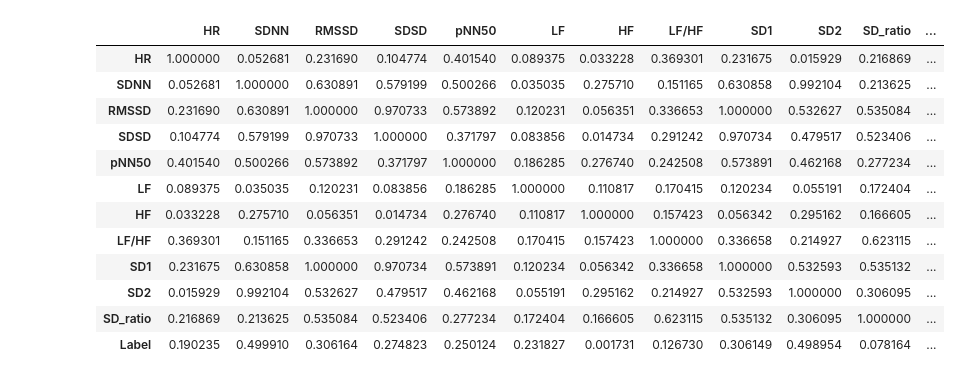
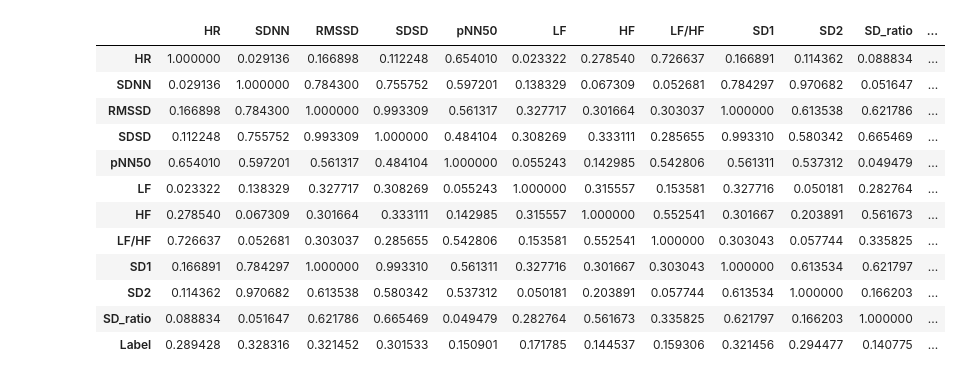
Before and after one commit to LittleBabyIcebear/Sleep-Apnea, a Jupyter notebook: pearson.ipynb, the cells around one changed output. Drawn from its saved outputs; the diff is of its cells as text; code cells hidden in the pictures.

```diff
--- a/pearson.ipynb
+++ b/pearson.ipynb
@@ -21,6 +21,6 @@ from sklearn.metrics import classification_report
 
 # For evaluating the performance of the model
 # %%
-data = pd.read_excel("fitur_combined.xlsx")
+data = pd.read_excel("Fitur_quality.xlsx")
 data
 # %% [output]
@@ -86,21 +95,22 @@ data_copy
+# %%
+data_copy = data_copy.drop(columns="BMI")
 # %%
-corr_df = data.corr()
-corr_df = abs(corr_df)
+corr_df = abs(data_copy.corr())
 corr_df
 # %% [output]
 |  | HR | SDNN | RMSSD | SDSD | pNN50 | LF | HF | LF/HF | SD1 | SD2 | SD_ratio | ... |
-| HR | 1.000000 | 0.052681 | 0.231690 | 0.104774 | 0.401540 | 0.089375 | 0.033228 | 0.369301 | 0.231675 | 0.015929 | 0.216869 | ... |
-| SDNN | 0.052681 | 1.000000 | 0.630891 | 0.579199 | 0.500266 | 0.035035 | 0.275710 | 0.151165 | 0.630858 | 0.992104 | 0.213625 | ... |
-| RMSSD | 0.231690 | 0.630891 | 1.000000 | 0.970733 | 0.573892 | 0.120231 | 0.056351 | 0.336653 | 1.000000 | 0.532627 | 0.535084 | ... |
-| SDSD | 0.104774 | 0.579199 | 0.970733 | 1.000000 | 0.371797 | 0.083856 | 0.014734 | 0.291242 | 0.970734 | 0.479517 | 0.523406 | ... |
-| pNN50 | 0.401540 | 0.500266 | 0.573892 | 0.371797 | 1.000000 | 0.186285 | 0.276740 | 0.242508 | 0.573891 | 0.462168 | 0.277234 | ... |
-| LF | 0.089375 | 0.035035 | 0.120231 | 0.083856 | 0.186285 | 1.000000 | 0.110817 | 0.170415 | 0.120234 | 0.055191 | 0.172404 | ... |
-| HF | 0.033228 | 0.275710 | 0.056351 | 0.014734 | 0.276740 | 0.110817 | 1.000000 | 0.157423 | 0.056342 | 0.295162 | 0.166605 | ... |
-| LF/HF | 0.369301 | 0.151165 | 0.336653 | 0.291242 | 0.242508 | 0.170415 | 0.157423 | 1.000000 | 0.336658 | 0.214927 | 0.623115 | ... |
-| SD1 | 0.231675 | 0.630858 | 1.000000 | 0.970734 | 0.573891 | 0.120234 | 0.056342 | 0.336658 | 1.000000 | 0.532593 | 0.535132 | ... |
-| SD2 | 0.015929 | 0.992104 | 0.532627 | 0.479517 | 0.462168 | 0.055191 | 0.295162 | 0.214927 | 0.532593 | 1.000000 | 0.306095 | ... |
-| SD_ratio | 0.216869 | 0.213625 | 0.535084 | 0.523406 | 0.277234 | 0.172404 | 0.166605 | 0.623115 | 0.535132 | 0.306095 | 1.000000 | ... |
-| Label | 0.190235 | 0.499910 | 0.306164 | 0.274823 | 0.250124 | 0.231827 | 0.001731 | 0.126730 | 0.306149 | 0.498954 | 0.078164 | ... |
+| HR | 1.000000 | 0.029136 | 0.166898 | 0.112248 | 0.654010 | 0.023322 | 0.278540 | 0.726637 | 0.166891 | 0.114362 | 0.088834 | ... |
+| SDNN | 0.029136 | 1.000000 | 0.784300 | 0.755752 | 0.597201 | 0.138329 | 0.067309 | 0.052681 | 0.784297 | 0.970682 | 0.051647 | ... |
+| RMSSD | 0.166898 | 0.784300 | 1.000000 | 0.993309 | 0.561317 | 0.327717 | 0.301664 | 0.303037 | 1.000000 | 0.613538 | 0.621786 | ... |
+| SDSD | 0.112248 | 0.755752 | 0.993309 | 1.000000 | 0.484104 | 0.308269 | 0.333111 | 0.285655 | 0.993310 | 0.580342 | 0.665469 | ... |
+| pNN50 | 0.654010 | 0.597201 | 0.561317 | 0.484104 | 1.000000 | 0.055243 | 0.142985 | 0.542806 | 0.561311 | 0.537312 | 0.049479 | ... |
+| LF | 0.023322 | 0.138329 | 0.327717 | 0.308269 | 0.055243 | 1.000000 | 0.315557 | 0.153581 | 0.327716 | 0.050181 | 0.282764 | ... |
+| HF | 0.278540 | 0.067309 | 0.301664 | 0.333111 | 0.142985 | 0.315557 | 1.000000 | 0.552541 | 0.301667 | 0.203891 | 0.561673 | ... |
+| LF/HF | 0.726637 | 0.052681 | 0.303037 | 0.285655 | 0.542806 | 0.153581 | 0.552541 | 1.000000 | 0.303043 | 0.057744 | 0.335825 | ... |
+| SD1 | 0.166891 | 0.784297 | 1.000000 | 0.993310 | 0.561311 | 0.327716 | 0.301667 | 0.303043 | 1.000000 | 0.613534 | 0.621797 | ... |
+| SD2 | 0.114362 | 0.970682 | 0.613538 | 0.580342 | 0.537312 | 0.050181 | 0.203891 | 0.057744 | 0.613534 | 1.000000 | 0.166203 | ... |
+| SD_ratio | 0.088834 | 0.051647 | 0.621786 | 0.665469 | 0.049479 | 0.282764 | 0.561673 | 0.335825 | 0.621797 | 0.166203 | 1.000000 | ... |
+| Label | 0.289428 | 0.328316 | 0.321452 | 0.301533 | 0.150901 | 0.171785 | 0.144537 | 0.159306 | 0.321456 | 0.294477 | 0.140775 | ... |
 # %%
 mask = np.zeros_like(data_copy.corr())
 mask[np.triu_indices_from(mask)] = (
```
Also changed, not shown: parts of 6 cells of this notebook, 53 other files.
